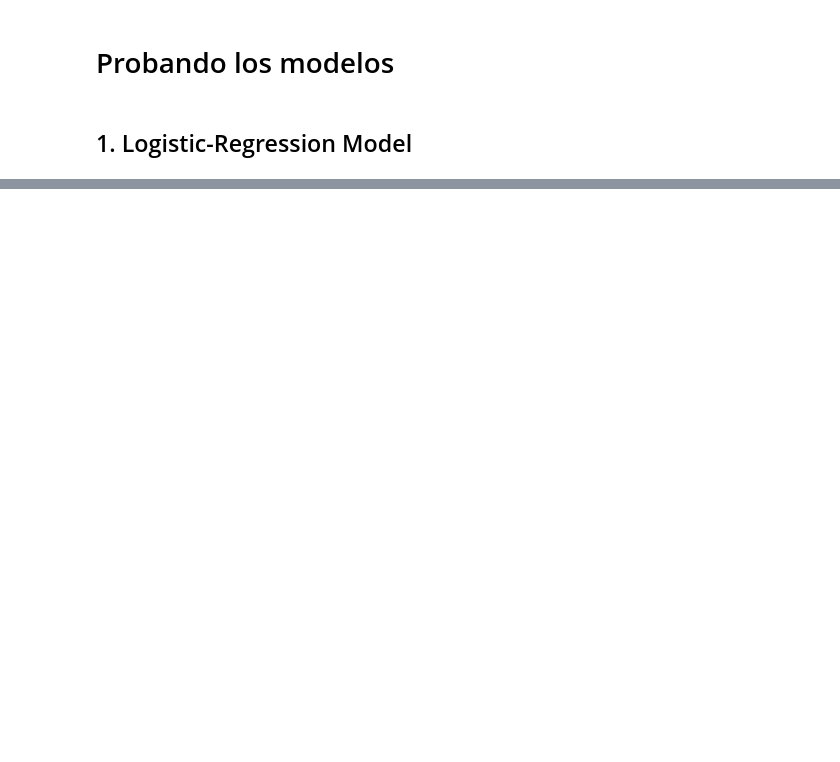
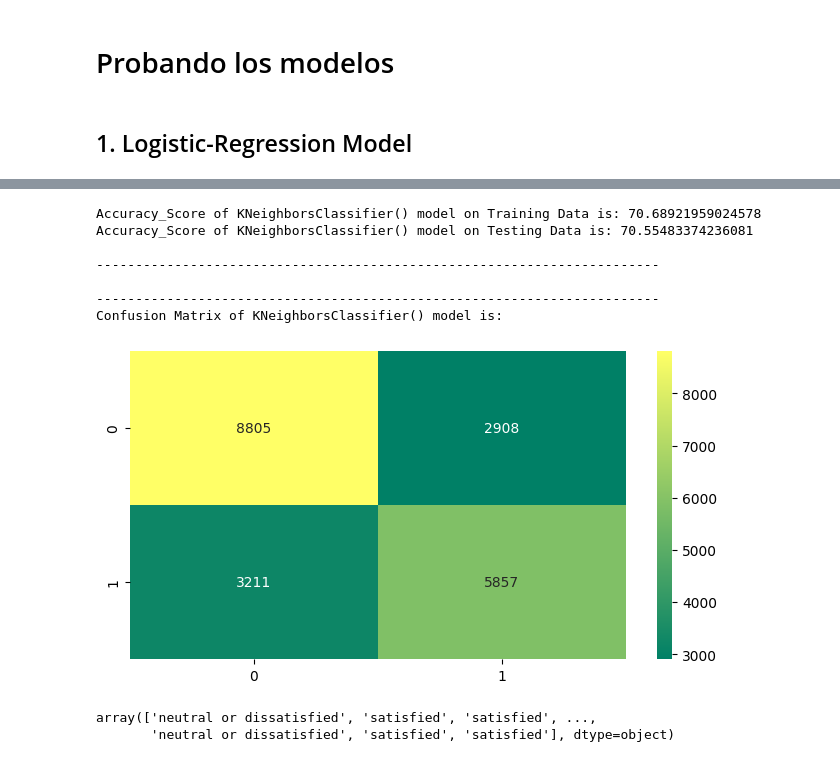
Before and after one commit to AI-School-F5-P2/F5_airlines, a Jupyter notebook: airline_main/test_sgs.ipynb, the cells around one changed output, grey strips where cells are left out. Drawn from its saved outputs; the diff is of its cells as text; code cells hidden in the pictures; blank space fills up the shorter version.

```diff
--- a/airline_main/test_sgs.ipynb
+++ b/airline_main/test_sgs.ipynb
@@ -413,5 +498,17 @@ model_prediction(LogisticRegression(solver= 'liblinear',penalty='l1'))
 # %%
 # KNeighborsClassifier
-model_prediction(KNeighborsClassifier())
+model_pred(KNeighborsClassifier())
+#model_prediction(KNeighborsClassifier())
+# %% [output]
+Accuracy_Score of KNeighborsClassifier() model on Training Data is: 70.68921959024578
+Accuracy_Score of KNeighborsClassifier() model on Testing Data is: 70.55483374236081
+
+------------------------------------------------------------------------
+
+------------------------------------------------------------------------
+Confusion Matrix of KNeighborsClassifier() model is:
+[figure, added]
+array(['neutral or dissatisfied', 'satisfied', 'satisfied', ...,
+       'neutral or dissatisfied', 'satisfied', 'satisfied'], dtype=object)
 # %%
 # SVC
```
Also changed, not shown: parts of 14 cells of this notebook.
